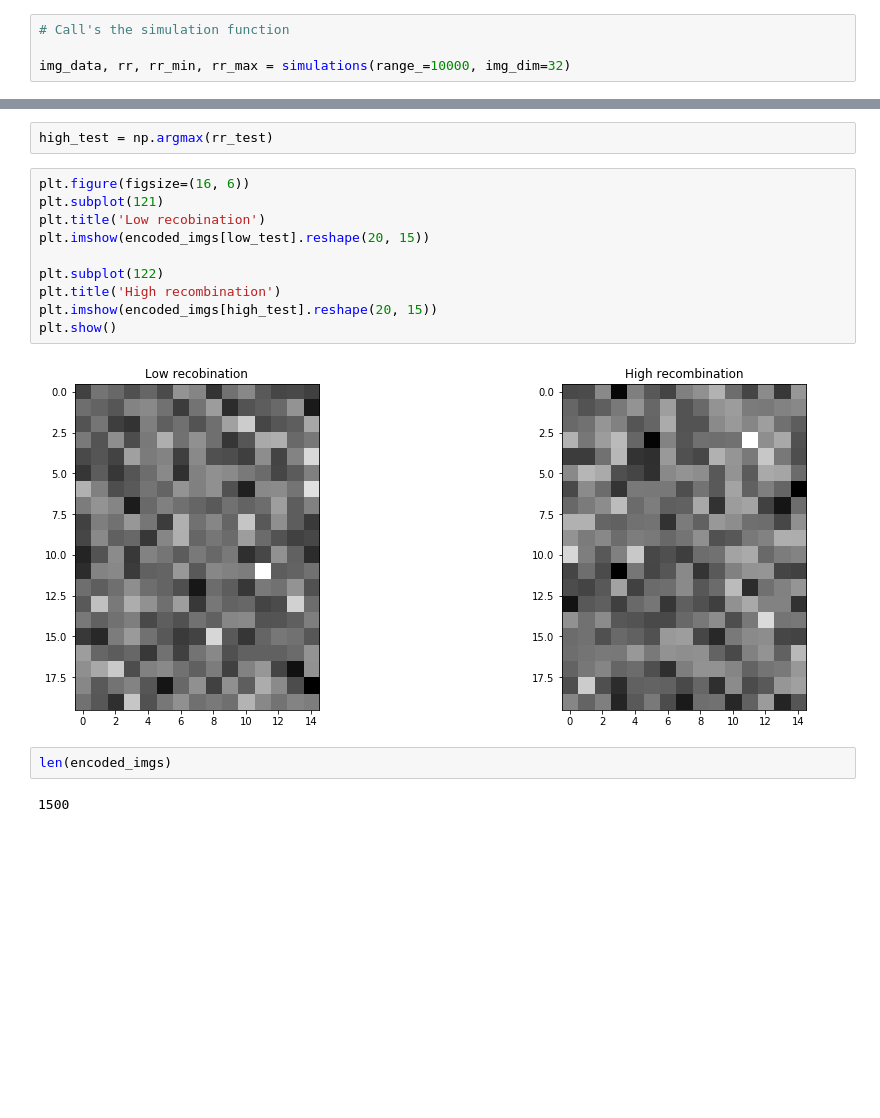
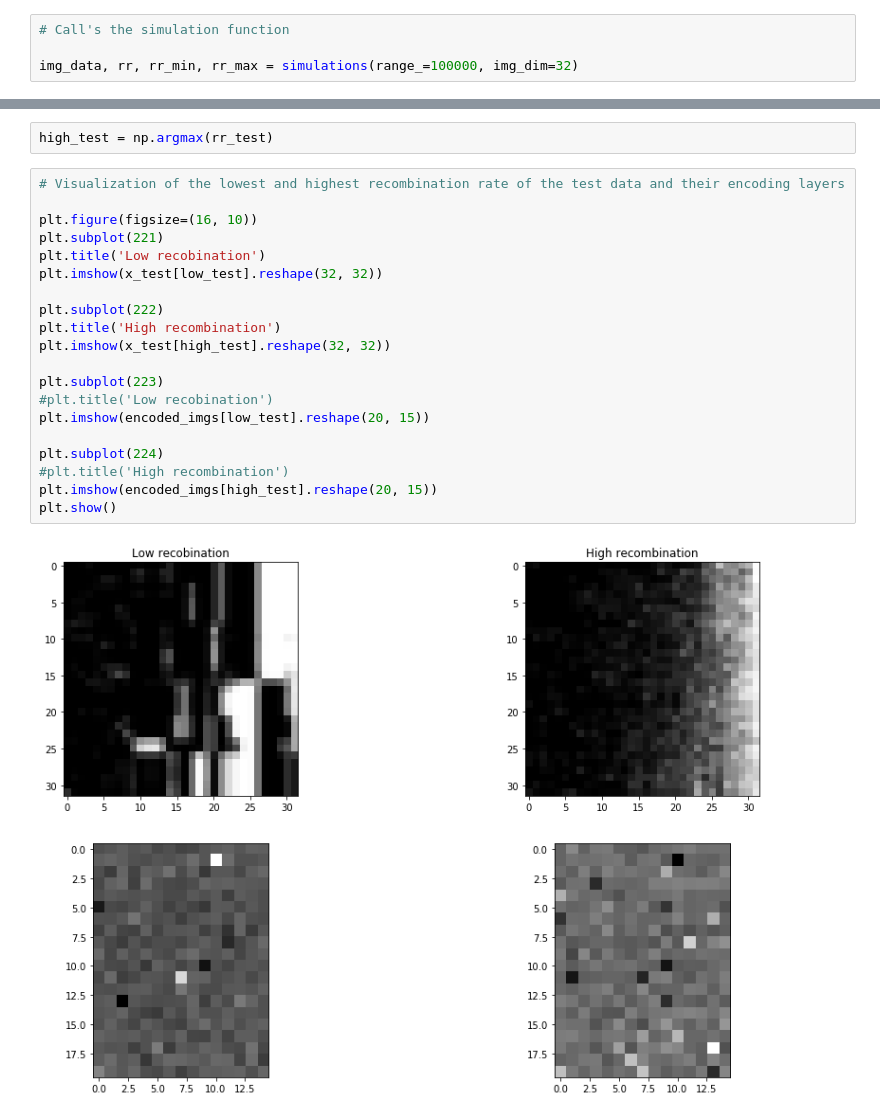
Before and after one commit to Rani-Nielsen/git_test, a Jupyter notebook: vae.ipynb, the cells around one changed output, grey strips where cells are left out. Saved outputs shown, nothing was run; the diff lists cells and outputs as text; blank space fills up the shorter version.

```diff
--- a/vae.ipynb
+++ b/vae.ipynb
@@ -59,7 +52,7 @@ def simulations(range_=10000, img_dim=64):
 # %%
 # Call's the simulation function
 
-img_data, rr, rr_min, rr_max = simulations(range_=10000, img_dim=32)
+img_data, rr, rr_min, rr_max = simulations(range_=100000, img_dim=32)
 # %%
 # To split the data into train, test and validation data
 
@@ -264,18 +278,24 @@ low_test = np.argmin(rr_test)
 # %%
 high_test = np.argmax(rr_test)
 # %%
-plt.figure(figsize=(16, 6))
-plt.subplot(121)
+# Visualization of the lowest and highest recombination rate of the test data and their encoding layers
+
+plt.figure(figsize=(16, 10))
+plt.subplot(221)
 plt.title('Low recobination')
+plt.imshow(x_test[low_test].reshape(32, 32))
+
+plt.subplot(222)
+plt.title('High recombination')
+plt.imshow(x_test[high_test].reshape(32, 32))
+
+plt.subplot(223)
+#plt.title('Low recobination')
 plt.imshow(encoded_imgs[low_test].reshape(20, 15))
 
-plt.subplot(122)
-plt.title('High recombination')
+plt.subplot(224)
+#plt.title('High recombination')
 plt.imshow(encoded_imgs[high_test].reshape(20, 15))
 plt.show()
 # %% [output]
-[figure, old version]
+[figure, new version]
-# %%
-len(encoded_imgs)
-# %% [output]
-1500
```
Also changed, not shown: parts of 33 cells of this notebook.
